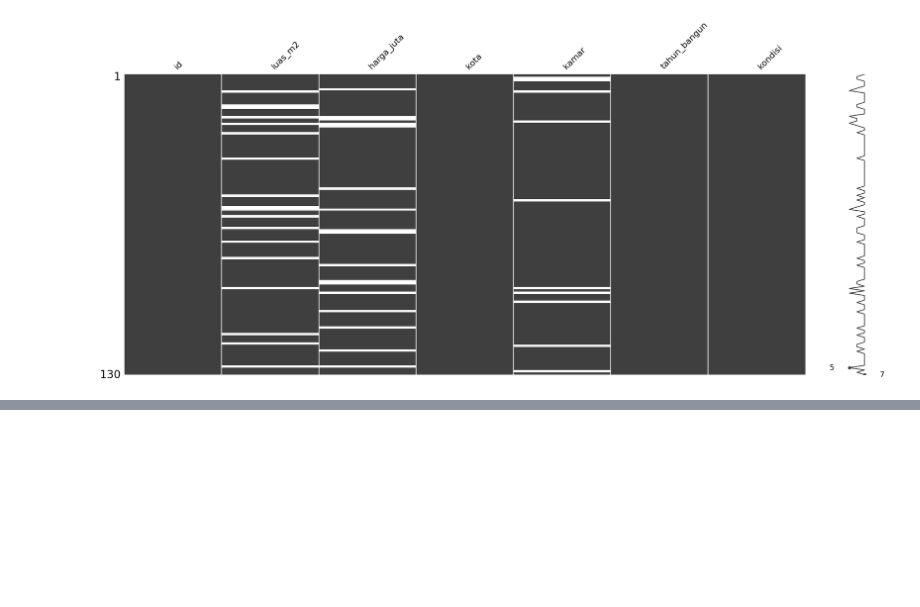
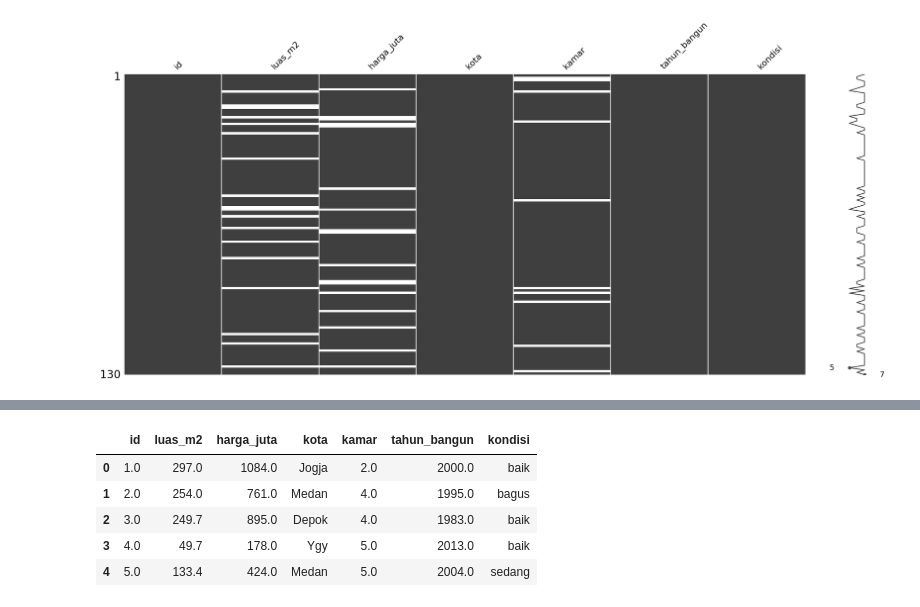
Before and after one commit to mashan275/data-science-2024, a Jupyter notebook: Pertemuan3_Hasta_satriya_240401010207.ipynb, the cells around one changed output, grey strips where cells are left out. Saved outputs shown, nothing was run; the diff lists cells and outputs as text; code cells hidden in the pictures; blank space fills up the shorter version.

```diff
--- a/Pertemuan3_Hasta_satriya_240401010207.ipynb
+++ b/Pertemuan3_Hasta_satriya_240401010207.ipynb
@@ -466,0 +489,12 @@ SEMUA PROSES DATA CLEANING SELESAI
+# %%
+
+df = pd.read_csv("housing_clean.csv")
+
+df.head()
+# %% [output]
+|  | id | luas_m2 | harga_juta | kota | kamar | tahun_bangun | kondisi |
+| 0 | 1.0 | 297.0 | 1084.0 | Jogja | 2.0 | 2000.0 | baik |
+| 1 | 2.0 | 254.0 | 761.0 | Medan | 4.0 | 1995.0 | bagus |
+| 2 | 3.0 | 249.7 | 895.0 | Depok | 4.0 | 1983.0 | baik |
+| 3 | 4.0 | 49.7 | 178.0 | Ygy | 5.0 | 2013.0 | baik |
+| 4 | 5.0 | 133.4 | 424.0 | Medan | 5.0 | 2004.0 | sedang |
```
Also changed, not shown: parts of 5 cells of this notebook.
